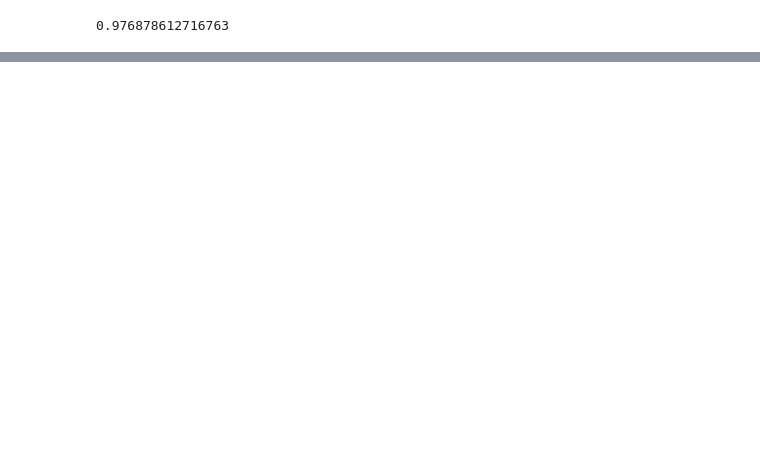
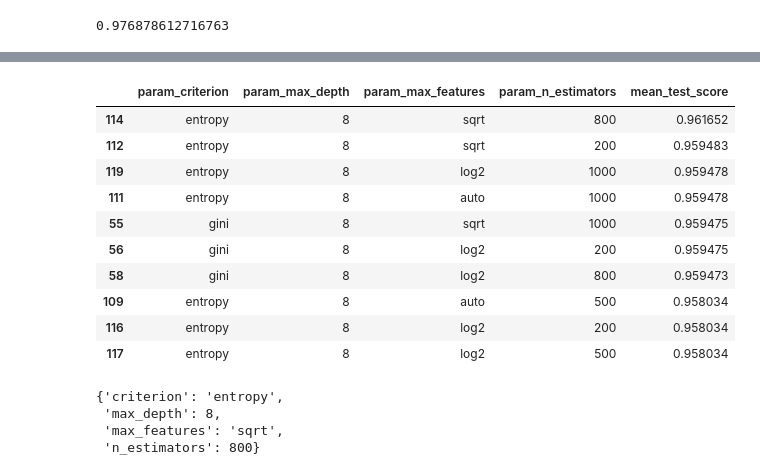
Before and after one commit to Marzipan78/feb_debrief, a Jupyter notebook: cardata.ipynb, the cells around one changed output, grey strips where cells are left out. Cells and saved outputs as stored; diff of their text form; code cells hidden in the pictures; blank space fills up the shorter version.

```diff
--- a/cardata.ipynb
+++ b/cardata.ipynb
@@ -167,2 +200,9 @@ plot_confusion_matrix(Rf_clf,X_test,Y_test)
 # %%
 rfc=RandomForestClassifier()
+# %%
+param_grid = {
+    'n_estimators': [200, 500, 800, 1000],
+    'max_features': ['auto', 'sqrt', 'log2'],
+    'max_depth' : [4,5,6,7,8],
+    'criterion' :['gini', 'entropy']
+}
@@ -168,0 +219,25 @@ rfc=RandomForestClassifier()
+# %%
+df_Gr = pd.DataFrame(CV_rfc.cv_results_)
+dfn = pd.DataFrame(df_Gr[['param_criterion','param_max_depth','param_max_features','param_n_estimators','mean_test_score']])
+# %%
+res_df=dfn.sort_values(by='mean_test_score',ascending=False)
+res_df.head(10)
+# %% [output]
+|  | param_criterion | param_max_depth | param_max_features | param_n_estimators | mean_test_score |
+| 114 | entropy | 8 | sqrt | 800 | 0.961652 |
+| 112 | entropy | 8 | sqrt | 200 | 0.959483 |
+| 119 | entropy | 8 | log2 | 1000 | 0.959478 |
+| 111 | entropy | 8 | auto | 1000 | 0.959478 |
+| 55 | gini | 8 | sqrt | 1000 | 0.959475 |
+| 56 | gini | 8 | log2 | 200 | 0.959475 |
+| 58 | gini | 8 | log2 | 800 | 0.959473 |
+| 109 | entropy | 8 | auto | 500 | 0.958034 |
+| 116 | entropy | 8 | log2 | 200 | 0.958034 |
+| 117 | entropy | 8 | log2 | 500 | 0.958034 |
+# %%
+CV_rfc.best_params_
+# %% [output]
+{'criterion': 'entropy',
+ 'max_depth': 8,
+ 'max_features': 'sqrt',
+ 'n_estimators': 800}
```
Also changed, not shown: parts of 4 cells of this notebook.
